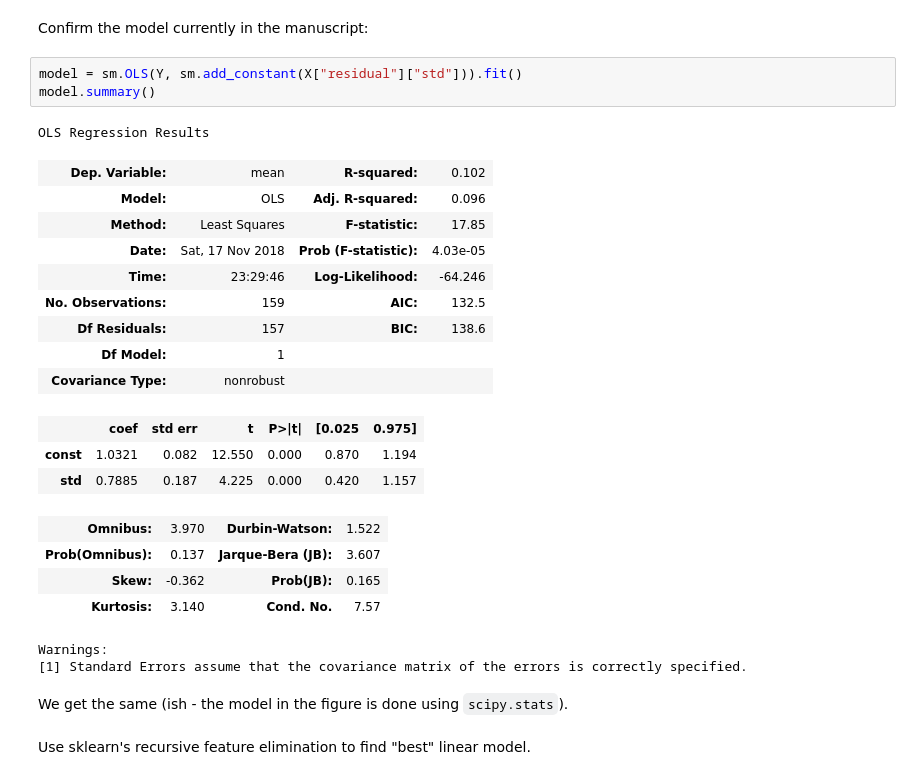
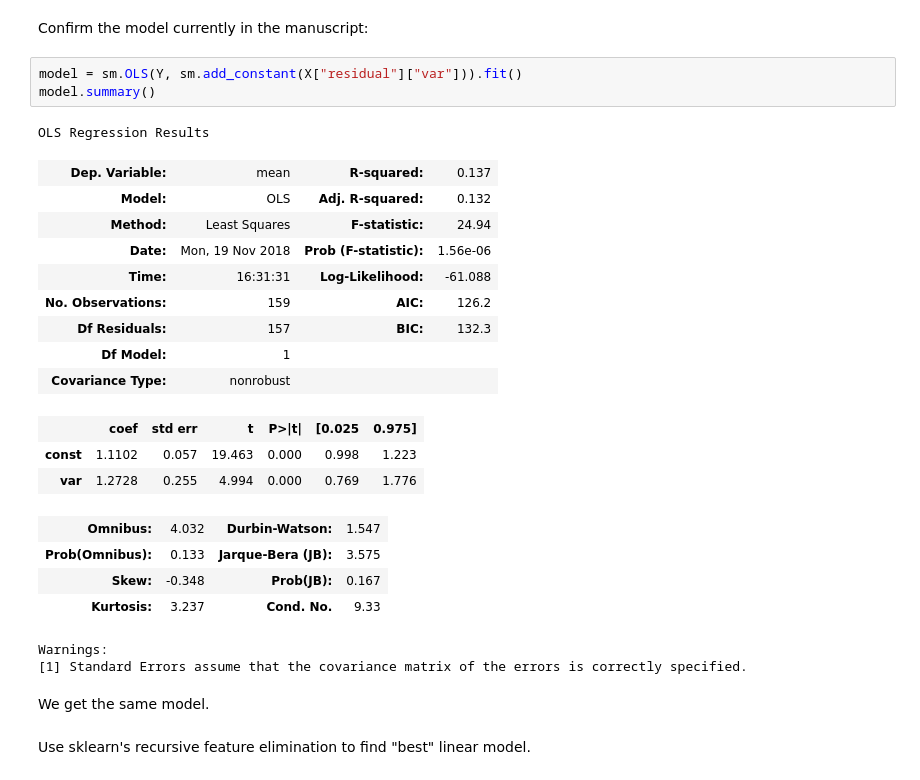
Before and after one commit to drvinceknight/testing_for_ZD, a Jupyter notebook: assets/tex/compare-fixation-to-sserror/main.ipynb, the cells around one changed output. Saved outputs shown, nothing was run; the diff lists cells and outputs as text.

Commit message:
Improve plots for fixation
- Remove all N row
- Remove median
- Use var instead of std (better model)

I have investigated not averaging over N and the results are not better.

```diff
--- a/assets/tex/compare-fixation-to-sserror/main.ipynb
+++ b/assets/tex/compare-fixation-to-sserror/main.ipynb
@@ -50,30 +50,30 @@ X.head()
 # %% [markdown]
 Confirm the model currently in the manuscript:
 # %%
-model = sm.OLS(Y, sm.add_constant(X["residual"]["std"])).fit()
+model = sm.OLS(Y, sm.add_constant(X["residual"]["var"])).fit()
 model.summary()
 # %% [output]
 OLS Regression Results
-| Dep. Variable: | mean | R-squared: | 0.102 |
-| Model: | OLS | Adj. R-squared: | 0.096 |
-| Method: | Least Squares | F-statistic: | 17.85 |
-| Date: | Sat, 17 Nov 2018 | Prob (F-statistic): | 4.03e-05 |
-| Time: | 23:29:46 | Log-Likelihood: | -64.246 |
-| No. Observations: | 159 | AIC: | 132.5 |
-| Df Residuals: | 157 | BIC: | 138.6 |
+| Dep. Variable: | mean | R-squared: | 0.137 |
+| Model: | OLS | Adj. R-squared: | 0.132 |
+| Method: | Least Squares | F-statistic: | 24.94 |
+| Date: | Mon, 19 Nov 2018 | Prob (F-statistic): | 1.56e-06 |
+| Time: | 16:31:31 | Log-Likelihood: | -61.088 |
+| No. Observations: | 159 | AIC: | 126.2 |
+| Df Residuals: | 157 | BIC: | 132.3 |
 | Df Model: | 1 |  |  |
 | Covariance Type: | nonrobust |  |  |
 |  | coef | std err | t | P>|t| | [0.025 | 0.975] |
-| const | 1.0321 | 0.082 | 12.550 | 0.000 | 0.870 | 1.194 |
-| std | 0.7885 | 0.187 | 4.225 | 0.000 | 0.420 | 1.157 |
+| const | 1.1102 | 0.057 | 19.463 | 0.000 | 0.998 | 1.223 |
+| var | 1.2728 | 0.255 | 4.994 | 0.000 | 0.769 | 1.776 |
-| Omnibus: | 3.970 | Durbin-Watson: | 1.522 |
-| Prob(Omnibus): | 0.137 | Jarque-Bera (JB): | 3.607 |
-| Skew: | -0.362 | Prob(JB): | 0.165 |
-| Kurtosis: | 3.140 | Cond. No. | 7.57 |
+| Omnibus: | 4.032 | Durbin-Watson: | 1.547 |
+| Prob(Omnibus): | 0.133 | Jarque-Bera (JB): | 3.575 |
+| Skew: | -0.348 | Prob(JB): | 0.167 |
+| Kurtosis: | 3.237 | Cond. No. | 9.33 |
 Warnings:
 [1] Standard Errors assume that the covariance matrix of the errors is correctly specified.
 # %% [markdown]
-We get the same (ish - the model in the figure is done using `scipy.stats`).
+We get the same model.
 # %% [markdown]
 Use sklearn's recursive feature elimination to find "best" linear model.
 # %% [markdown]
```
Also changed, not shown: parts of 2 cells of this notebook, 3 other files.
